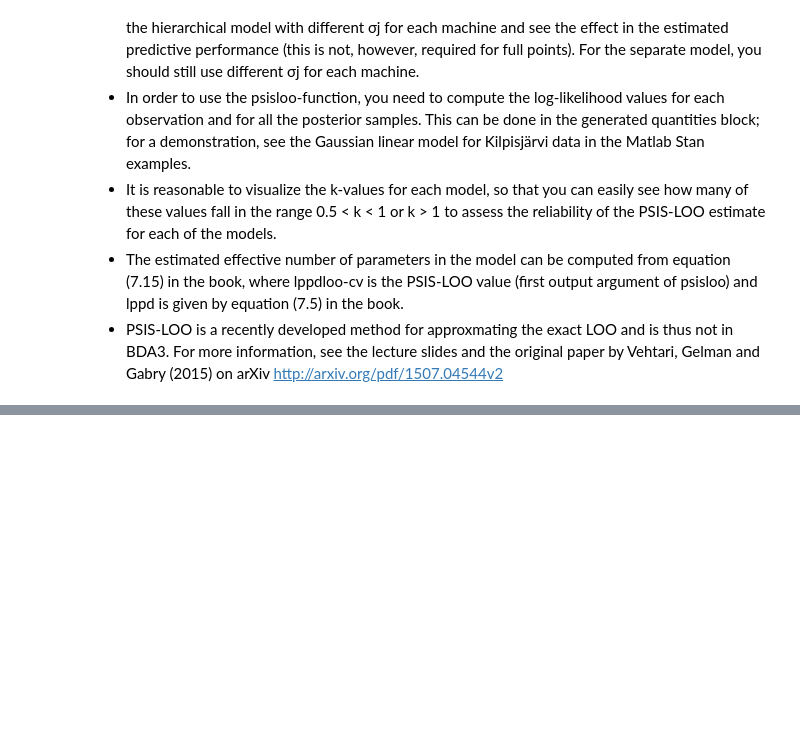
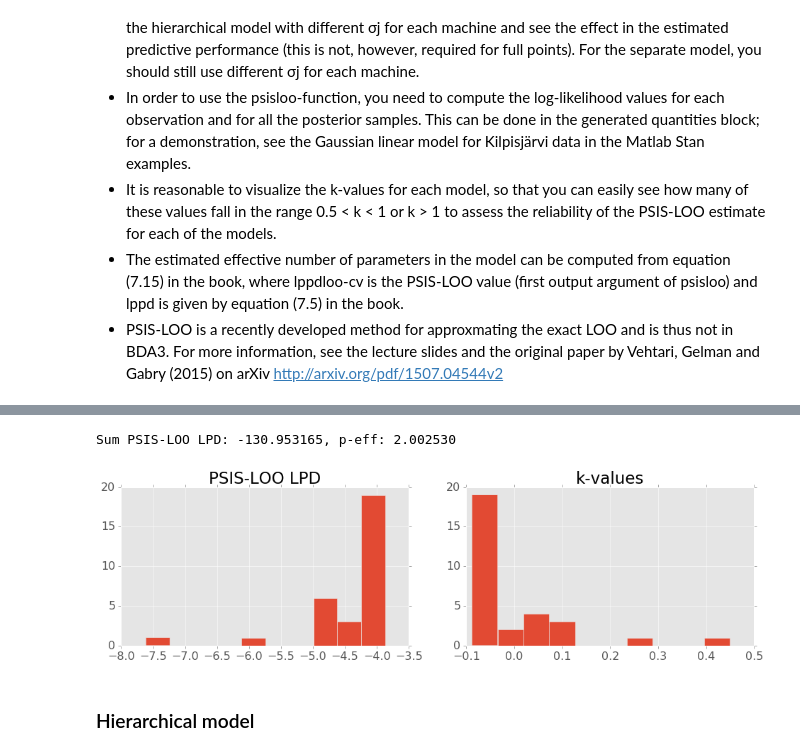
Before and after one commit to rasmusbergpalm/bayes, a Jupyter notebook: ex6/ex6.ipynb, the cells around one changed output, grey strips where cells are left out. Cells and saved outputs as stored; diff of their text form; code cells hidden in the pictures; blank space fills up the shorter version.

```diff
--- a/ex6/ex6.ipynb
+++ b/ex6/ex6.ipynb
@@ -90,0 +112,27 @@ print ks
+# %%
+data_combined = {
+    'J': y.size,
+    'y': y.flatten()
+}
+code_combined = """
+data {
+    int<lower=1> J; // number of data points
+    vector[J] y; // measurements
+}
+parameters {
+    real mu;
+    real<lower=0> sigma;
+}
+model {
+    y ~ normal(mu, sigma);
+}
+generated quantities {
+    vector[J] log_like;
+
+    for(j in 1:J)
+        log_like[j] <- normal_log(y[j], mu, sigma);
+}
+"""
+fit_combined = pystan.stan(model_code=code_combined, data=data_combined, iter=3000, chains=20)
+params_combined = fit_combined.extract()
+print fit_combined
@@ -90,0 +157,16 @@ print ks
+# %%
+ll = params_combined['log_like'].reshape(30000, -1)
+loo, loos, ks = psisloo(ll)
+
+plt.subplot(121)
+_=plt.hist(loos)
+_=plt.title('PSIS-LOO LPD')
+plt.subplot(122)
+_=plt.hist(ks)
+_=plt.title('k-values')
+print "Sum PSIS-LOO LPD: %f, p-eff: %f " % (loo, p_eff(loo, ll))
+# %% [output]
+Sum PSIS-LOO LPD: -130.953165, p-eff: 2.002530
+[figure, added]
+# %% [markdown]
+### Hierarchical model
```
Also changed, not shown: parts of 12 cells of this notebook, 4 other files.
